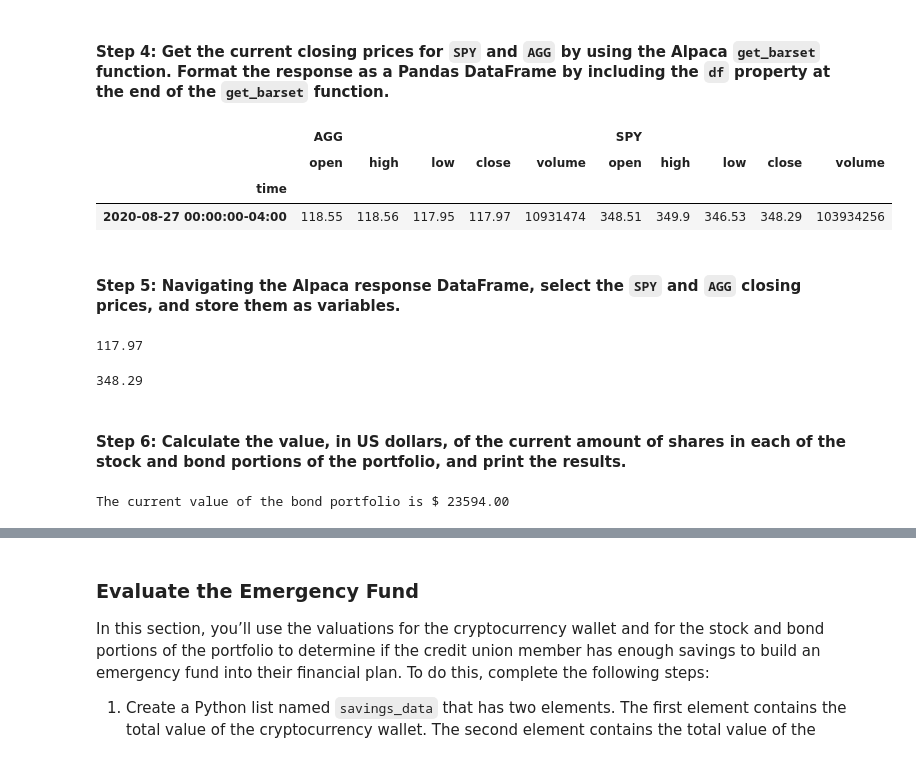
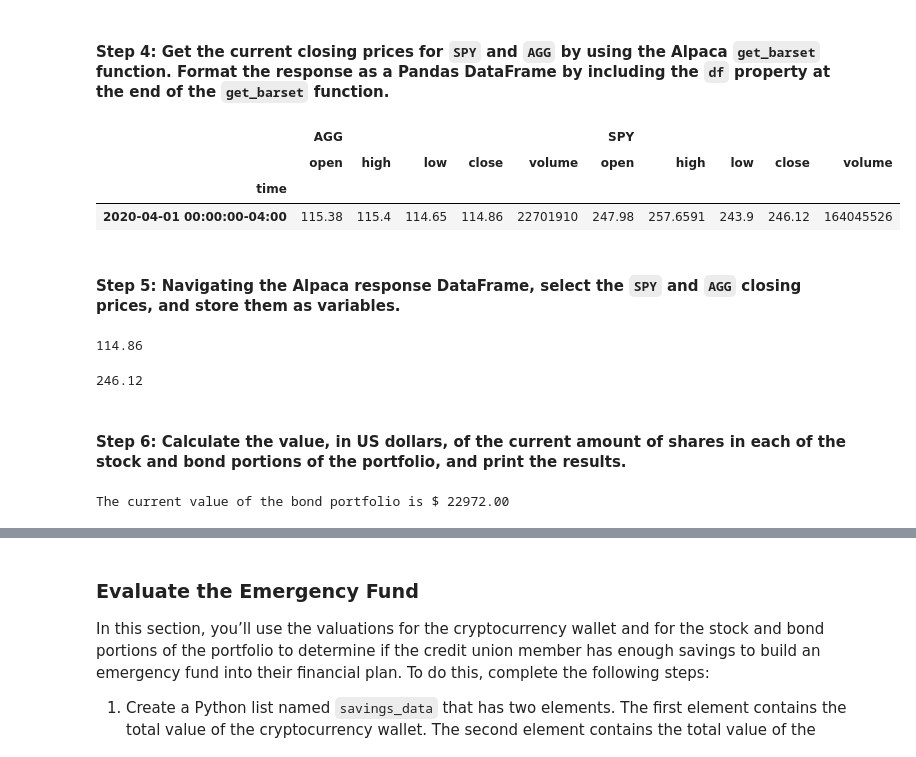
Before and after one commit to AbsurdSophist/Module_5_Challenge, a Jupyter notebook: Starter_Code/financial_planning_tools.ipynb, the cells around one changed output, grey strips where cells are left out. Drawn from its saved outputs; the diff is of its cells as text; code cells hidden in the pictures.

```diff
--- a/Starter_Code/financial_planning_tools.ipynb
+++ b/Starter_Code/financial_planning_tools.ipynb
@@ -214,49 +207,40 @@ tickers = ["SPY", "AGG"]
 timeframe = "1D"
 
 # Format current date as ISO format
-# Set both the start and end date at the date of your prior weekday
-# This will give you the closing price of the previous trading day
-# Alternatively you can use a start and end date of 2020-08-07
-sample_date = pd.Timestamp("2020-08-27", tz="America/New_York").isoformat()
+start_date = pd.Timestamp('2020-04-01', tz="America/New_York").isoformat()
 # %% [markdown]
 #### Step 4: Get the current closing prices for `SPY` and `AGG` by using the Alpaca `get_barset` function. Format the response as a Pandas DataFrame by including the `df` property at the end of the `get_barset` function.
 # %%
-# Use the Alpaca get_barset function to get current closing prices the portfolio
-# Be sure to set the `df` property after the function to format the response object as a DataFrame
+# Alpaca get_barset function to get current closing prices the portfolio
 df_portfolio = alpaca.get_barset(
     tickers,
     timeframe,
-    start = sample_date,
-    end = sample_date
+    start = start_date,
+    end = start_date
 ).df
 
-# Review the first 5 rows of the Alpaca DataFrame
 df_portfolio
 # %% [output]
 |  | AGG |  |  |  |  | SPY |  |  |  |  |
 |  | open | high | low | close | volume | open | high | low | close | volume |
 | time |  |  |  |  |  |  |  |  |  |  |
-| 2020-08-27 00:00:00-04:00 | 118.55 | 118.56 | 117.95 | 117.97 | 10931474 | 348.51 | 349.9 | 346.53 | 348.29 | 103934256 |
+| 2020-04-01 00:00:00-04:00 | 115.38 | 115.4 | 114.65 | 114.86 | 22701910 | 247.98 | 257.6591 | 243.9 | 246.12 | 164045526 |
 # %% [markdown]
 #### Step 5: Navigating the Alpaca response DataFrame, select the `SPY` and `AGG` closing prices, and store them as variables.
 # %%
 # Access the closing price for AGG from the Alpaca DataFrame
-# Converting the value to a floating point number
 agg_close_price = float(df_portfolio['AGG']['close'])
 
-# Print the AGG closing price
 agg_close_price
 # %% [output]
-117.97
+114.86
 # %%
 # Access the closing price for SPY from the Alpaca DataFrame
-# Converting the value to a floating point number
 spy_close_price = float(df_portfolio['SPY']['close'])
 
-# Print the SPY closing price
 spy_close_price
 # %% [output]
-348.29
+246.12
 # %% [markdown]
 #### Step 6: Calculate the value, in US dollars, of the current amount of shares in each of the stock and bond portions of the portfolio, and print the results.
 # %%
@@ -266,7 +250,7 @@ agg_value = agg_close_price * agg_shares
 # Print the current value of the bond portfolio
 print(f"The current value of the bond portfolio is ${agg_value: .2f}")
 # %% [output]
-The current value of the bond portfolio is $ 23594.00
+The current value of the bond portfolio is $ 22972.00
 # %%
 # Calculate the current value of the stock portion of the portfolio
 spy_value = spy_close_price * spy_shares
```
Also changed, not shown: parts of 35 cells of this notebook, 1 other file.
